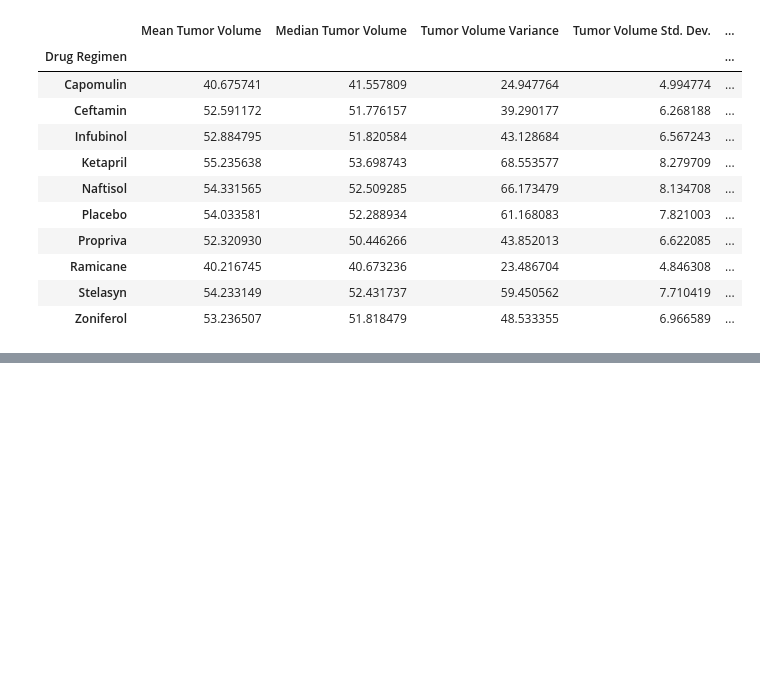
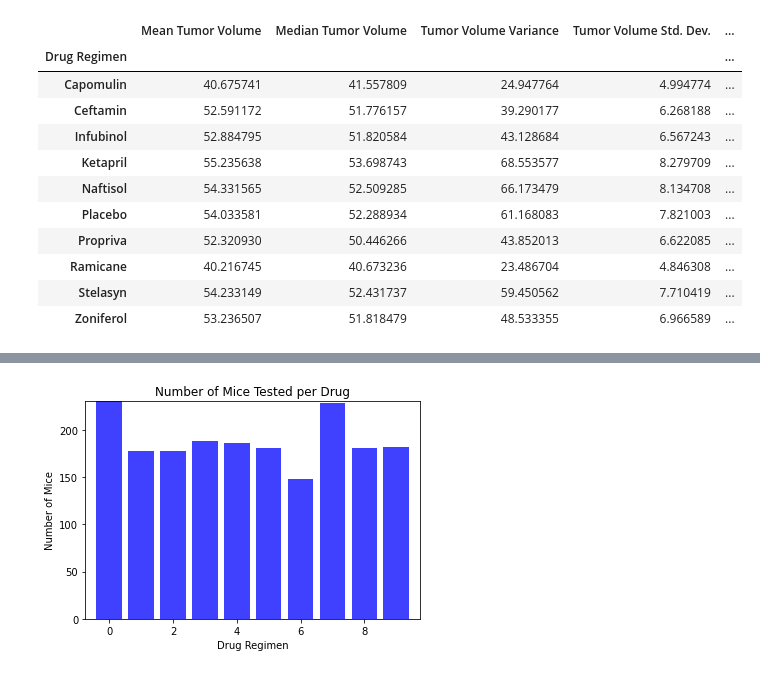
Before and after one commit to Colleen-Cobb/matplotlib-challenge, a Jupyter notebook: Pymaceuticals.ipynb, the cells around one changed output, grey strips where cells are left out. Cells and saved outputs as stored; diff of their text form; code cells hidden in the pictures; blank space fills up the shorter version.

```diff
--- a/Pymaceuticals.ipynb
+++ b/Pymaceuticals.ipynb
@@ -135,0 +190,18 @@ statistics_summary
+# %%
+# Generate a bar plot showing the total number of timepoints for all mice tested for each drug regimen using pyplot.
+
+x_axis=np.arange(0, len(drug_name))
+tick_locations=[]
+for x in x_axis:
+    tick_locations.append(x)
+
+plt.title("Number of Mice Tested per Drug")
+plt.xlabel("Drug Regimen")
+plt.ylabel("Number of Mice")
+plt.xlim(-0.75, len(drug_name)-.25)
+plt.ylim(0, max(time))
+
+plt.bar(x_axis, time, facecolor="blue", alpha =.75, align="center")
+plt.show()
+# %% [output]
+[figure, added]
```
Also changed, not shown: parts of 6 cells of this notebook.
